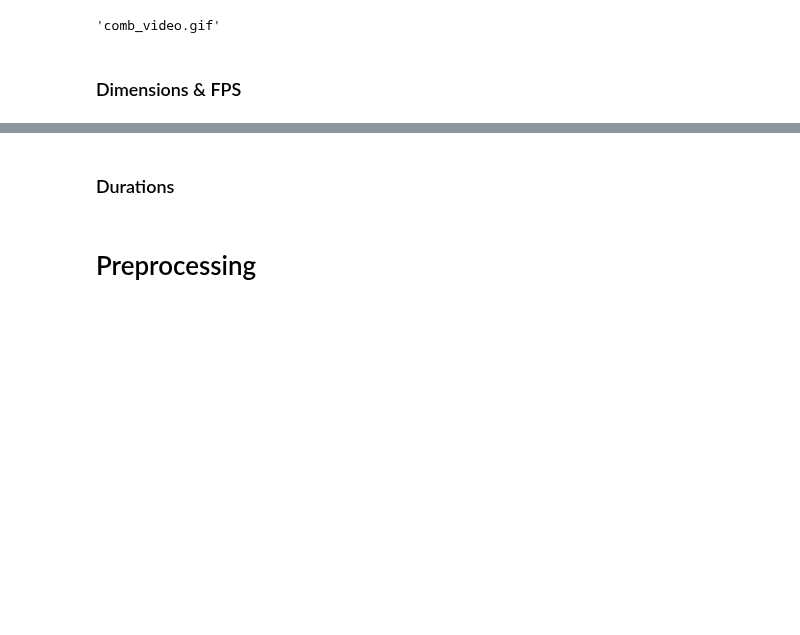
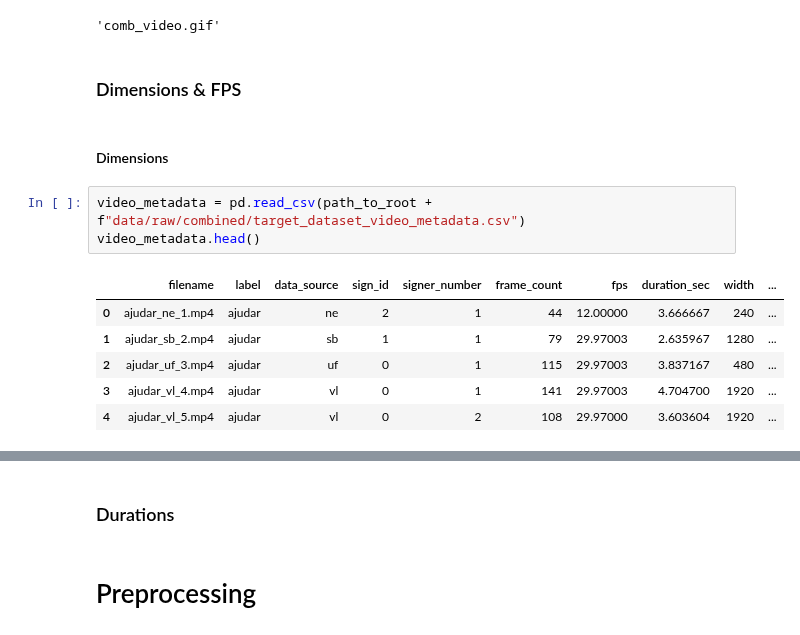
Before and after one commit to patrickf949/SaoPauloBrazilChapter_BrazilianSignLanguage, a Jupyter notebook: code/4_Report_Visualizations.ipynb, the cells around one changed output, grey strips where cells are left out. Cells and saved outputs as stored; diff of their text form; blank space fills up the shorter version.

```diff
--- a/code/4_Report_Visualizations.ipynb
+++ b/code/4_Report_Visualizations.ipynb
@@ -243,3 +168,15 @@ GIF created successfully: comb_video.gif
 'comb_video.gif'
 # %% [markdown]
 ### Dimensions & FPS
+# %% [markdown]
+#### Dimensions
+# %%
+video_metadata = pd.read_csv(path_to_root + f"data/raw/combined/target_dataset_video_metadata.csv")
+video_metadata.head()
+# %% [output]
+|  | filename | label | data_source | sign_id | signer_number | frame_count | fps | duration_sec | width | ... |
+| 0 | ajudar_ne_1.mp4 | ajudar | ne | 2 | 1 | 44 | 12.00000 | 3.666667 | 240 | ... |
+| 1 | ajudar_sb_2.mp4 | ajudar | sb | 1 | 1 | 79 | 29.97003 | 2.635967 | 1280 | ... |
+| 2 | ajudar_uf_3.mp4 | ajudar | uf | 0 | 1 | 115 | 29.97003 | 3.837167 | 480 | ... |
+| 3 | ajudar_vl_4.mp4 | ajudar | vl | 0 | 1 | 141 | 29.97003 | 4.704700 | 1920 | ... |
+| 4 | ajudar_vl_5.mp4 | ajudar | vl | 0 | 2 | 108 | 29.97000 | 3.603604 | 1920 | ... |
```
Also changed, not shown: parts of 22 cells of this notebook, 3 other files.
